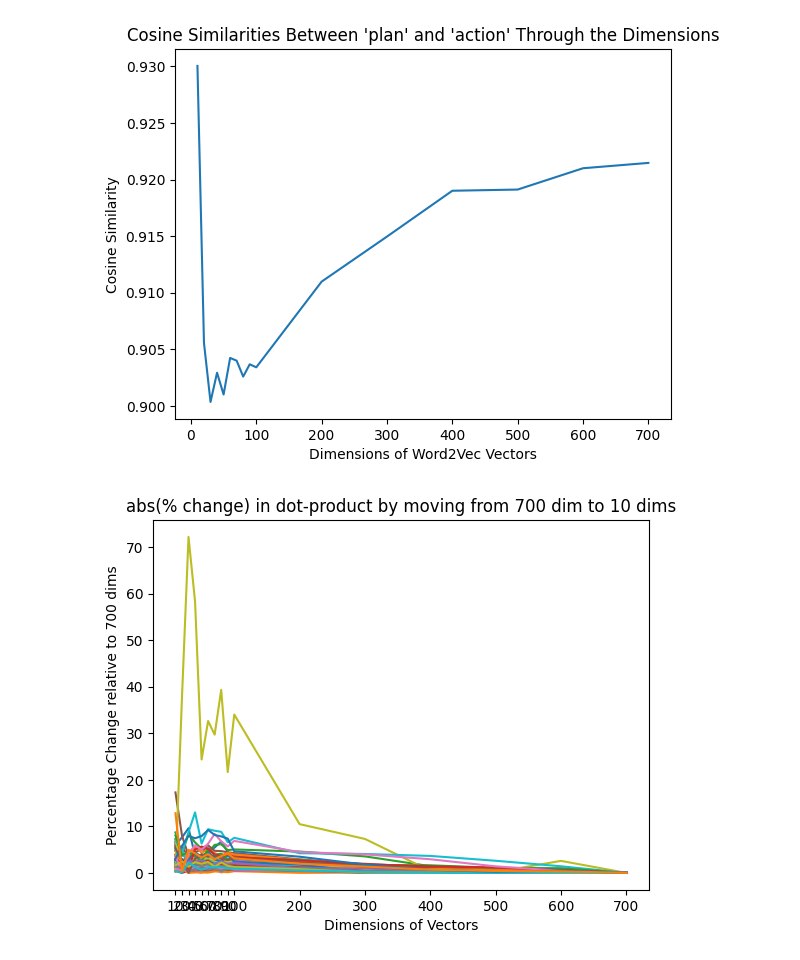
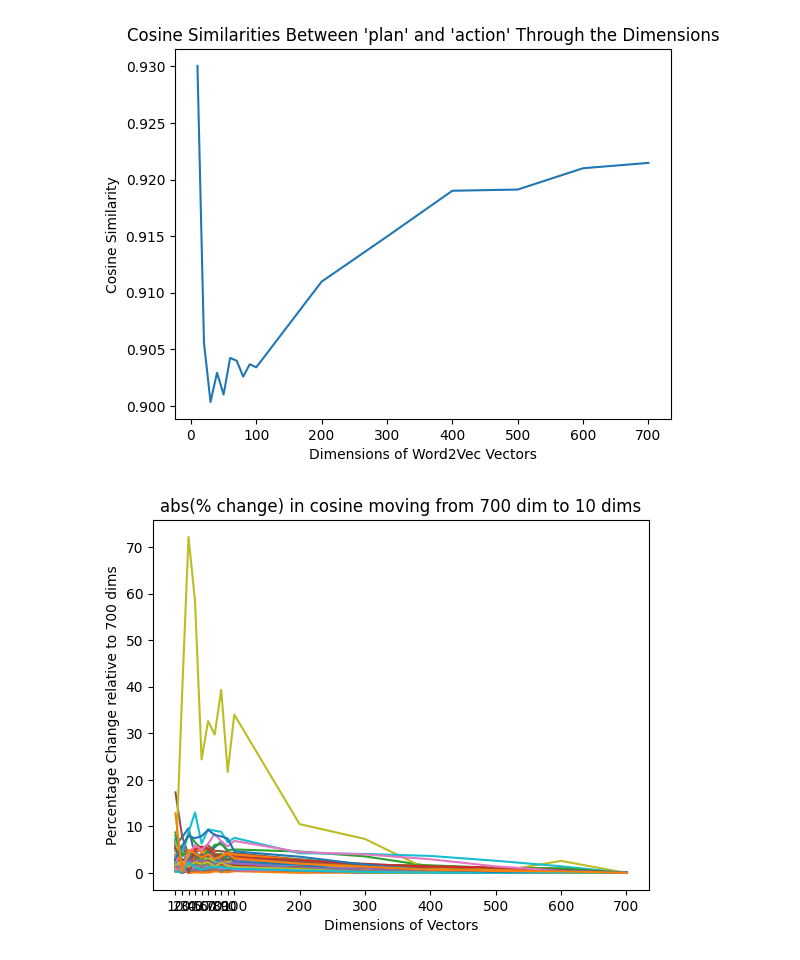
Before and after one commit to henry-dev-atkins/QNLP_MasterWork, a Jupyter notebook: Word2Vec.ipynb, the cells around one changed output. Saved outputs shown, nothing was run; the diff lists cells and outputs as text; code cells hidden in the pictures.

```diff
--- a/Word2Vec.ipynb
+++ b/Word2Vec.ipynb
@@ -34,8 +38,12 @@ Note: you may need to restart the kernel to use updated packages.
 # %% [markdown]
 # Data Generate
 # %%
+from DataGenerate import *
+
+word_pairs, word_pairs_annotations = GetWordPairs()
 print("First 5 Word Pairs: ")
 print(word_pairs[:5])
 
+word_list = GetWords()
 print("\nFirst 5 Words: ")
 word_list[:5]
@@ -102,30 +103,32 @@ PlotWord2VecThroughDims(word_list[1], word_list[2])
 # %%
 def PlotAllPairsThroughDims():
 	#Similarities through dimensions
 	dim_similarities = []
 	for dims in dimensions:
 		model = Word2Vec.load('C:\\Users\\henry\\Desktop\\MastersProject\\QNLP_MasterWork\\Word2VecModels\\brown_model_'+str(dims))
 		dim_specific_similarities = []
 		for pair in word_pairs:
 			dim_specific_similarities.append(1-cosine(model.wv[pair[0]],model.wv[pair[1]]))
 		dim_similarities.append(dim_specific_similarities)
 	dim_similarities = np.array(dim_similarities).T #Transpose makes the first index a series of similarities for the same word pair through dimensions
 
 	#Scale similarities to get absolute error from 700 dims
 	for pair_index, pair_similarity_series in enumerate(dim_similarities):
 		for sim_index, sim in enumerate(pair_similarity_series):
 			if sim_index == len(pair_similarity_series)-1: dim_similarities[pair_index, sim_index] = 0
 			else:
-				dim_similarities[pair_index, sim_index] = abs(100* (sim - dim_similarities[pair_index, len(pair_similarity_series)-1]) / dim_similarities[pair_index, len(pair_similarity_series)-1])
+				dim_similarities[pair_index, sim_index] = abs(100* (sim - dim_similarities[pair_index, -1]) / dim_similarities[pair_index, -1])
 
 
 		plt.plot(dimensions, dim_similarities[pair_index])
-	plt.title("abs(% change) in dot-product by moving from 700 dim to 10 dims")
+	plt.title("abs(% change) in cosine moving from 700 dim to 10 dims")
 	plt.xticks(dimensions)
 	plt.xlabel("Dimensions of Vectors")
 	plt.ylabel("Percentage Change relative to 700 dims")
+	plt.savefig('abs(% change) in cosine moving from 700 dim to 10 dims.png')
+	plt.show()
 	return
 
 PlotAllPairsThroughDims()
 # %% [output]
-[figure, old version]
+[figure, new version]
```
Also changed, not shown: parts of 4 cells of this notebook, 6 other files.
